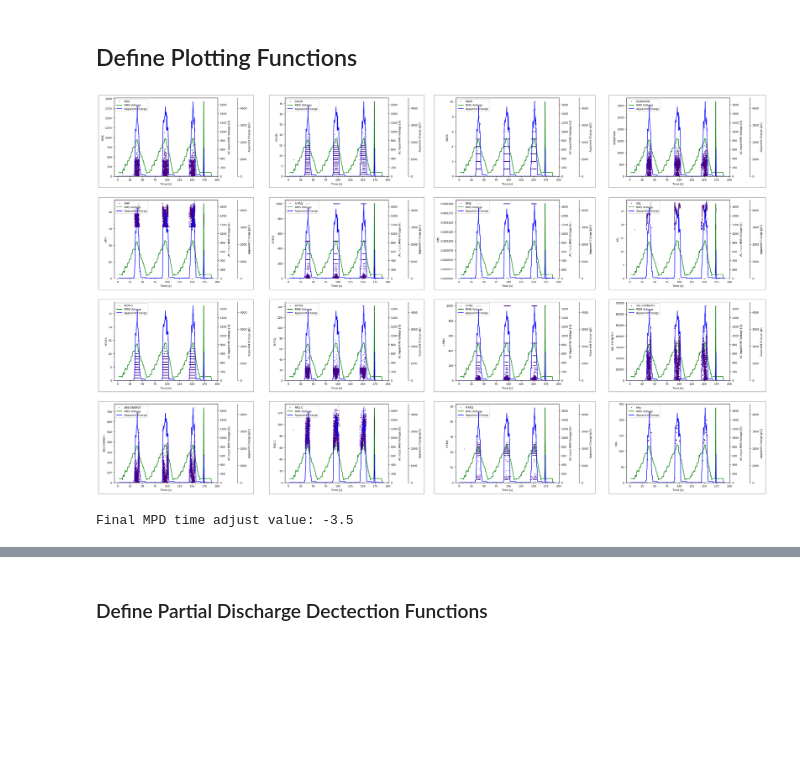
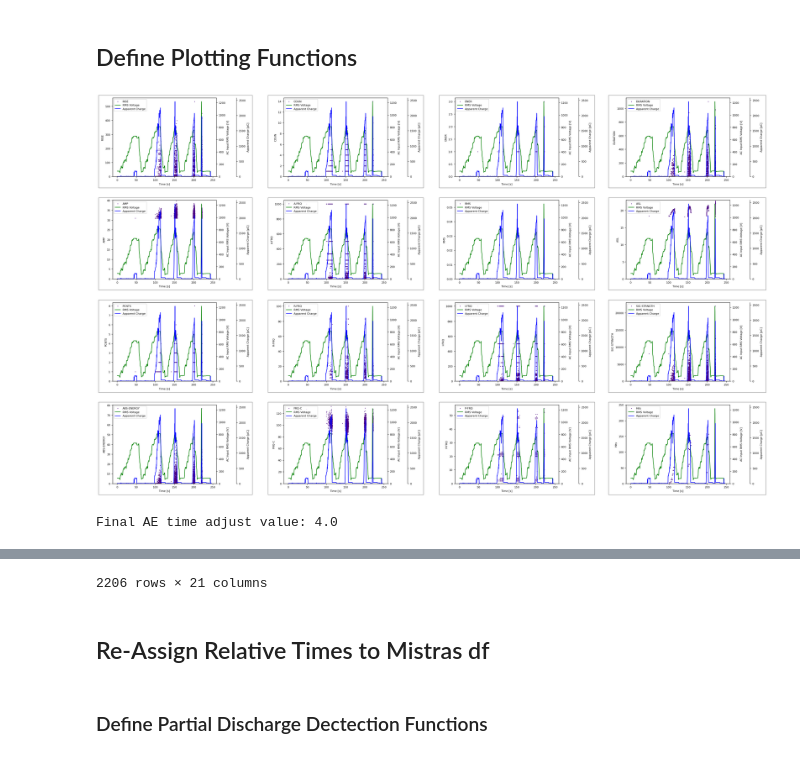
Before and after one commit to spier16/NED3-acoustic-analysis, a Jupyter notebook: Mistras/combined_mistras_MPD_analysis.ipynb, the cells around one changed output, grey strips where cells are left out. Cells and saved outputs as stored; diff of their text form; code cells hidden in the pictures; blank space fills up the shorter version.

```diff
--- a/Mistras/combined_mistras_MPD_analysis.ipynb
+++ b/Mistras/combined_mistras_MPD_analysis.ipynb
@@ -376,14 +352,15 @@ def count_ae_hits(df, n_bins=None, time_delta=None):
     })
     return hits_df
 
-def adjust_MPD_relative_time(df, mistras_start_time, MPD_start_time):
-    df['Time [s]'] = df['Time [s]'] - (mistras_start_time - MPD_start_time).total_seconds()
+def adjust_df_relative_time(df, true_start_time, df_start_time, time_col_name='Time [s]'):
+    df[time_col_name] = df[time_col_name] - (true_start_time - df_start_time).total_seconds()
     return df
 
 hits = count_ae_hits(mistras_df, time_delta=1)
 mistras_df = pd.merge_asof(left=mistras_df, right=hits, on='TIME', direction='backward')
-MPD_df = adjust_MPD_relative_time(MPD_df, mistras_metadata['start_time'], MPD_metadata['start_time'])
+mistras_df = adjust_df_relative_time(mistras_df, MPD_metadata['start_time'], mistras_metadata['start_time'], time_col_name='TIME')
+mistras_tdd_df = adjust_df_relative_time(mistras_tdd_df, MPD_metadata['start_time'], mistras_tdd_metadata['start_time'], time_col_name='TIME')
 
-mistras_MPD_time_diff = (mistras_metadata['start_time'] - MPD_metadata['start_time']).total_seconds()
-print("Time difference between Mistras and MPD:", mistras_MPD_time_diff)
+MPD_mistras_file_time_diff = (MPD_metadata['start_time'] - mistras_metadata['start_time']).total_seconds()
+print(f"MPD file starts {MPD_mistras_file_time_diff} seconds after Mistras file starts.")
 # %% [output]
@@ -910,49 +741,42 @@ def plot_AE_features(mistras_df, AE_features_to_plot, trigger_delay=1.0, time_ra
 
     plt.show()
 # %%
-# TODO: Repeatedly query the user for the correct MPD_time_adjust value until they confirm that the plots are aligned
-
-# MPD_time_adjust = -2  # Manually adjust the MPD time axis to align with the Mistras data
-
-# # Plot all data (default behavior)
-# plot_AE_features(
-#     mistras_df,
-#     AE_features_to_plot,
-#     # time_range=(0, 40),
-#     MPD_time_adjust=MPD_time_adjust,
-# )
-
 time_range = None         # Initially plot all data
-MPD_time_adjust = 0       # No adjustment initially
+AE_time_adjust = 0       # No adjustment initially
 while True:
-    fig = plot_AE_features(mistras_df, AE_features_to_plot, MPD_time_adjust=MPD_time_adjust, time_range=time_range, columns=4)
+    fig = plot_AE_features(mistras_df, AE_features_to_plot, AE_time_adjust=AE_time_adjust, time_range=time_range, columns=4)
     tr_input = input("Enter new time range as start,end (or press Enter to keep current), or type 'done' to accept current settings: ").strip()
     if tr_input.lower() == 'done':
         plt.close(fig)
         break
     elif tr_input:
         try:
             parts = tr_input.split(',')
             if len(parts) == 2:
                 start_time = float(parts[0].strip())
                 end_time = float(parts[1].strip())
                 time_range = (start_time, end_time)
             else:
                 print("Invalid time range input. Please enter two comma-separated numbers.")
                 continue
         except Exception as e:
             print("Error parsing time range:", e)
             continue
-    adjust_input = input("Enter new MPD time adjust value (in seconds) (or press Enter to keep current): ").strip()
+    adjust_input = input("Enter new AE time adjust value (in seconds) (or press Enter to keep current): ").strip()
     if adjust_input:
         try:
-            MPD_time_adjust = float(adjust_input)
+            AE_time_adjust = float(adjust_input)
         except Exception as e:
-            print("Error parsing MPD time adjust:", e)
+            print("Error parsing AE time adjust:", e)
             continue
     clear_output(wait=False)
 
-print("Final MPD time adjust value:", MPD_time_adjust)
+print("Final AE time adjust value:", AE_time_adjust)
+
+# Adjust the AE time in the mistras_df and mistras_tdd_df
+mistras_df['TIME'] = mistras_df['TIME'] + AE_time_adjust
+mistras_tdd_df['TIME'] = mistras_tdd_df['TIME'] + AE_time_adjust
+display(mistras_df)
 # %% [output]
-[figure, old version]
+[figure, new version]
-Final MPD time adjust value: -3.5
+Final AE time adjust value: 4.0
@@ -959,3 +795,6 @@ Final MPD time adjust value: -3.5
+2206 rows × 21 columns
+# %% [markdown]
+## Re-Assign Relative Times to Mistras df
 # %% [markdown]
 ### Define Partial Discharge Dectection Functions
 # %%
```
Also changed, not shown: parts of 24 cells of this notebook.
